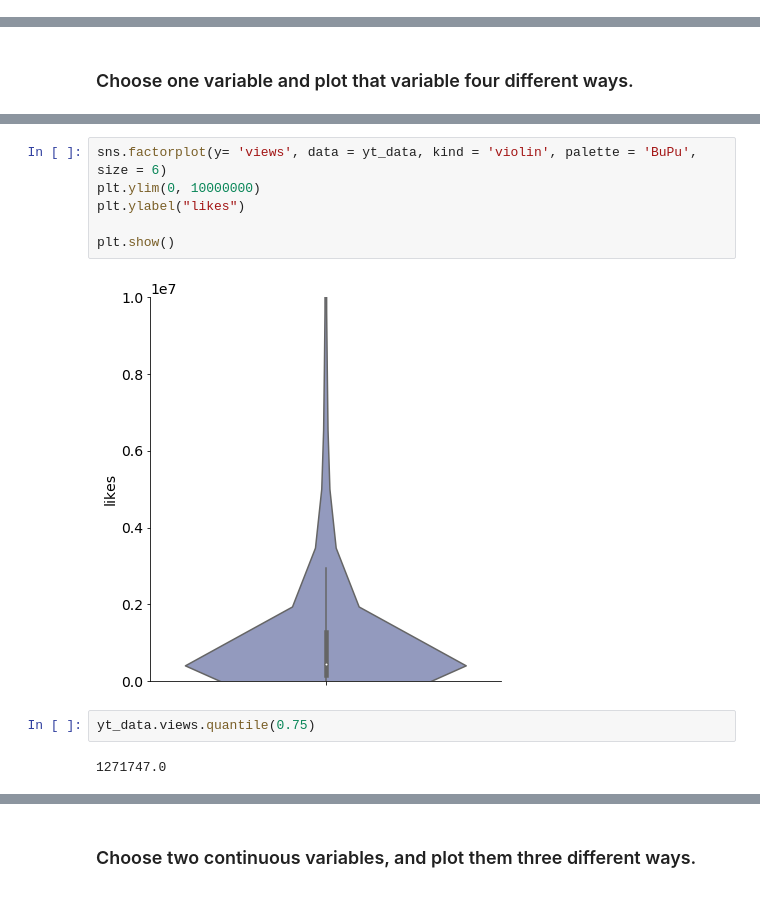
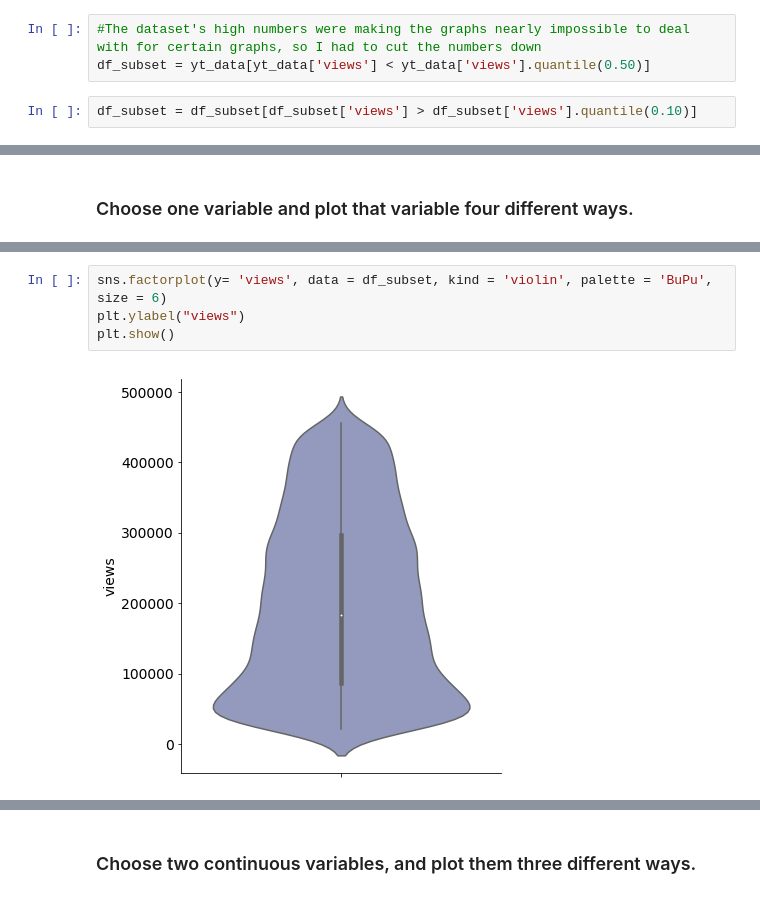
Before and after one commit to efuller11/Thinkful, a Jupyter notebook: Drill Present the same data multiple ways.ipynb, the cells around one changed output, grey strips where cells are left out. Cells and saved outputs as stored; diff of their text form.

```diff
--- a/Drill Present the same data multiple ways.ipynb
+++ b/Drill Present the same data multiple ways.ipynb
@@ -23,4 +23,9 @@ yt_data.head()
 | 2 | 5qpjK5DgCt4 | 17.14.11 | Racist Superman | Rudy Mancuso, K... | Rudy Mancuso | 23 | 2017-11-12T19:05:24.000Z | racist superman|"rudy"|"mancuso"|... | 3191434 | 146033 | ... |
 | 3 | puqaWrEC7tY | 17.14.11 | Nickelback Lyrics: Real or Fake? | Good Mythical Morning | 24 | 2017-11-13T11:00:04.000Z | rhett and link|"gmm"|"good mythic... | 343168 | 10172 | ... |
 | 4 | d380meD0W0M | 17.14.11 | I Dare You: GOING BALD!? | nigahiga | 24 | 2017-11-12T18:01:41.000Z | ryan|"higa"|"higatv"|"nigahiga"|"... | 2095731 | 132235 | ... |
+# %%
+#The dataset's high numbers were making the graphs nearly impossible to deal with for certain graphs, so I had to cut the numbers down
+df_subset = yt_data[yt_data['views'] < yt_data['views'].quantile(0.50)]
+# %%
+df_subset = df_subset[df_subset['views'] > df_subset['views'].quantile(0.10)]
 # %%
@@ -48,13 +51,7 @@ plt.show()
 # %%
-sns.factorplot(y= 'views', data = yt_data, kind = 'violin', palette = 'BuPu', size = 6)
-plt.ylim(0, 10000000)
-plt.ylabel("likes")
-
+sns.factorplot(y= 'views', data = df_subset, kind = 'violin', palette = 'BuPu', size = 6)
+plt.ylabel("views")
 plt.show()
 # %% [output]
-[figure, old version]
+[figure, new version]
-# %%
-yt_data.views.quantile(0.75)
-# %% [output]
-1271747.0
 # %%
```
Also changed, not shown: parts of 18 cells of this notebook.
